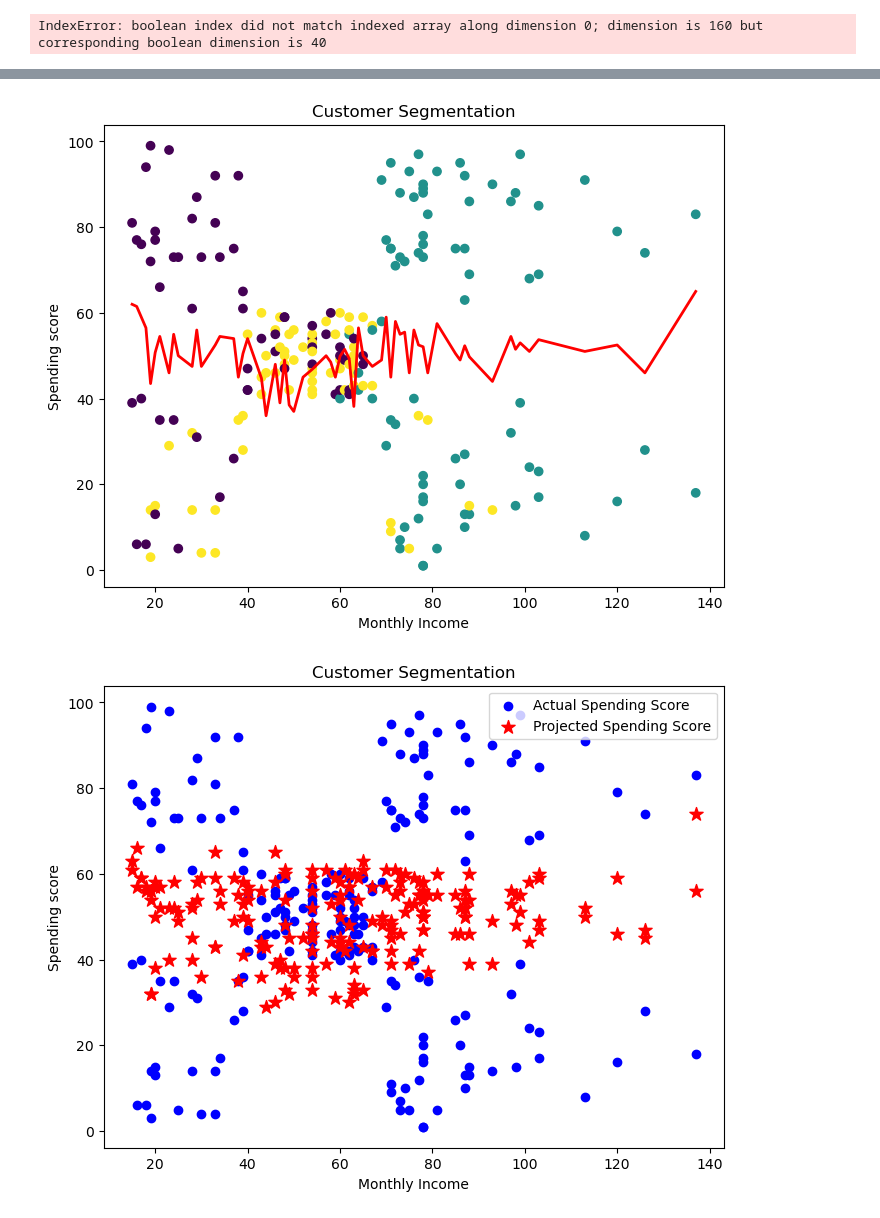
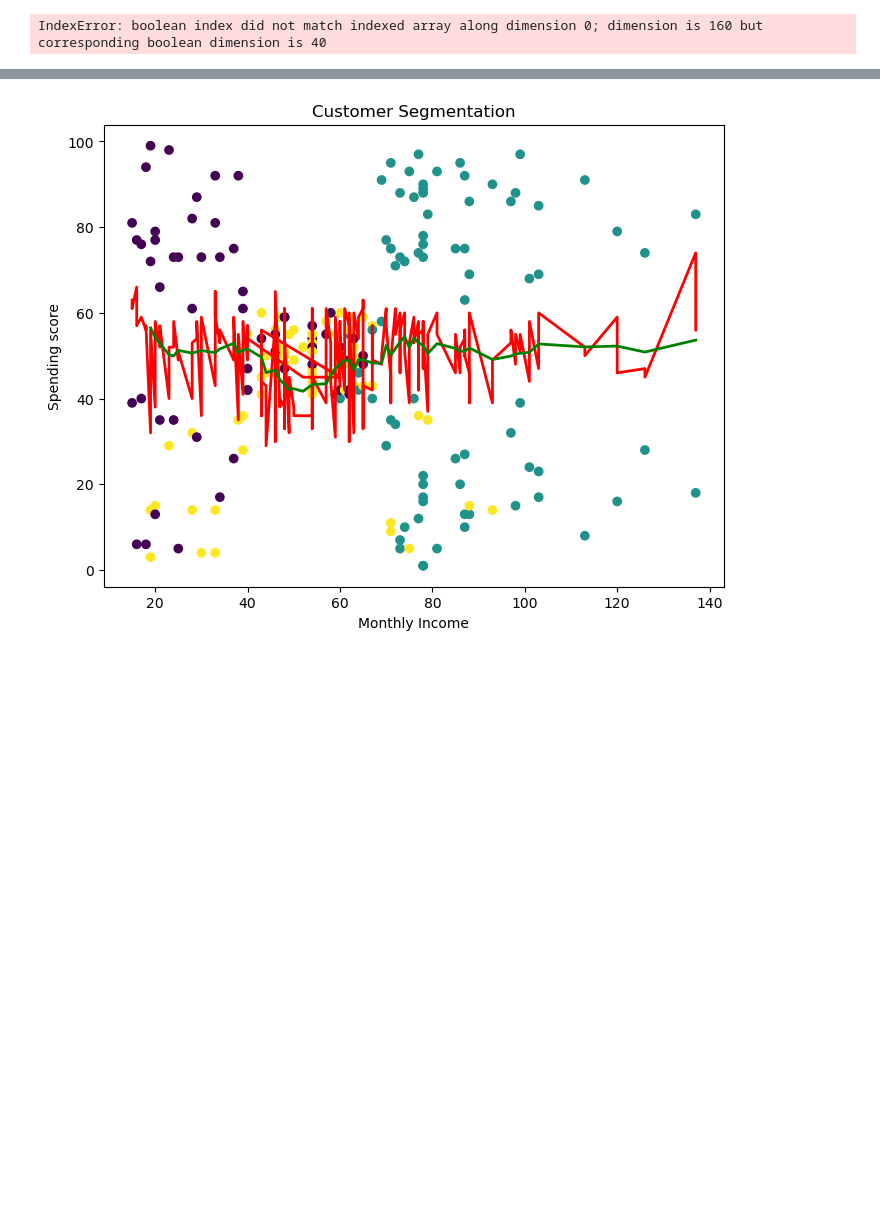
Before and after one commit to Ronyszx/AIML_internship, a Jupyter notebook: AIML intern.ipynb, the cells around one changed output, grey strips where cells are left out. Drawn from its saved outputs; the diff is of its cells as text; code cells hidden in the pictures; blank space fills up the shorter version.

```diff
--- a/AIML intern.ipynb
+++ b/AIML intern.ipynb
@@ -840,6 +933,7 @@ from sklearn.linear_model import LinearRegression
 from sklearn.cluster import KMeans
 from sklearn.preprocessing import StandardScaler
 import numpy as np
+from sklearn.metrics import mean_squared_error
 import matplotlib.pyplot as plt
 
 # Load data from CSV file
@@ -854,6 +948,8 @@ y = df[['Spending score']]
 
 # Define number of folds for K-fold cross-validation
 num_folds = 5
+
+mse = 0
 
 # Initialize K-fold cross-validation
 kf = KFold(n_splits=num_folds, shuffle=True, random_state=42)
@@ -868,47 +964,43 @@ for train_index, test_index in kf.split(X):
     y_train, y_test = y.iloc[train_index], y.iloc[test_index]
 
     X_projected = X_test.copy()
     X_projected['Monthly Income'] = X_projected['Monthly Income'] * 1.08
     y_projected = LinearRegression().fit(X_train, y_train).predict(X_projected)
 
     y_pred[test_index] = y_projected
     y_true[test_index] = y_test['Spending score'].values.reshape(-1, 1)
+    mse += mean_squared_error(y_test, y_projected)
+
+# Divide total MSE by number of folds to get average MSE
+mse /= num_folds
 
 # Add predicted spending score to dataframe
 df['Predicted Spending score'] = y_pred
 
 # Scale data for k-means clustering
 scaler = StandardScaler()
 X_cluster = scaler.fit_transform(df[['CustomerID', 'Gender', 'Age', 'Monthly Income', 'Predicted Spending score']])
 
 # Perform k-means clustering
 kmeans = KMeans(n_clusters=3, random_state=42)
 df['Cluster'] = kmeans.fit_predict(X_cluster)
 
 # Plot data points, predicted spending score, and cluster assignments
 plt.figure(figsize=(8, 6))
 plt.scatter(df['Monthly Income'], df['Spending score'], c=df['Cluster'], cmap='viridis')
-# plt.scatter(df['Monthly Income'], df['Predicted Spending score'], marker='*', s=200, c='black')
-# plt.plot(df['Monthly Income'], df['Predicted Spending score'], c='red', linewidth=2)
-# Group data by Monthly Income and calculate mean of Predicted Spending score
+
+plt.plot(df['Monthly Income'], df['Predicted Spending score'], c='red', linewidth=2)
+
+# Calculate rolling average for average spending score
 avg_scores = df.groupby('Monthly Income')['Predicted Spending score'].mean()
-# Plot average spending score as a line
-plt.plot(avg_scores.index, avg_scores.values, c='red', linewidth=2)
+avg_scores_smooth = avg_scores.rolling(window=5).mean()  # Adjust the window size as desired
+
+# Plot smoothed average spending score as a line
+plt.plot(avg_scores_smooth.index, avg_scores_smooth.values, c='green', linewidth=2)
 
 plt.xlabel('Monthly Income')
 plt.ylabel('Spending score')
 plt.title('Customer Segmentation')
 plt.show()
-
-# Plot data points, predicted spending score, and cluster assignments
-plt.figure(figsize=(8, 6))
-plt.scatter(df['Monthly Income'], df['Spending score'], c='blue', label='Actual Spending Score')
-plt.scatter(df['Monthly Income'], df['Predicted Spending score'], marker='*', s=100, c='red', label='Projected Spending Score')
-plt.xlabel('Monthly Income')
-plt.ylabel('Spending score')
-plt.title('Customer Segmentation')
-plt.legend()
-plt.show()
 # %% [output]
-[figure, old version]
+[figure, new version]
-[figure, removed]
```
Also changed, not shown: parts of 4 cells of this notebook.
